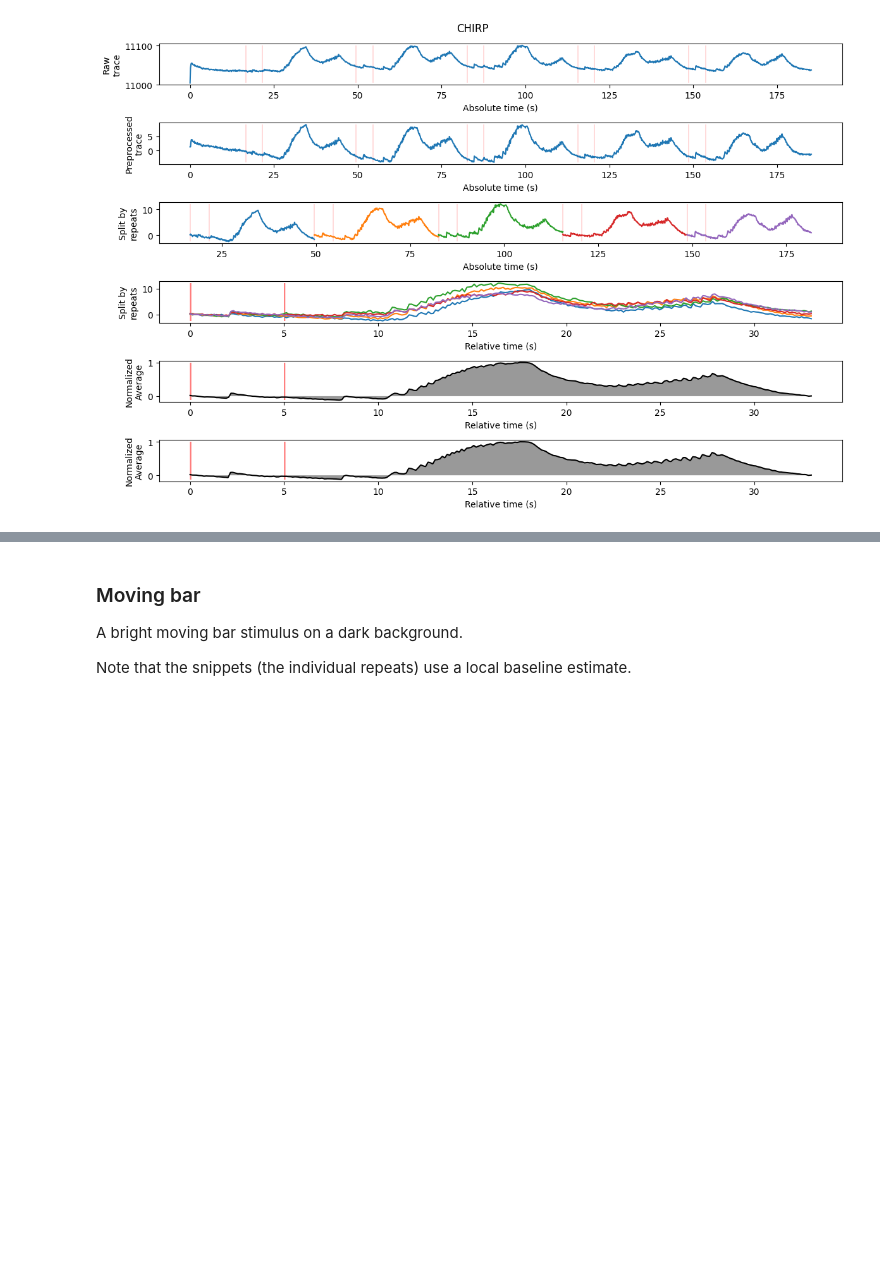
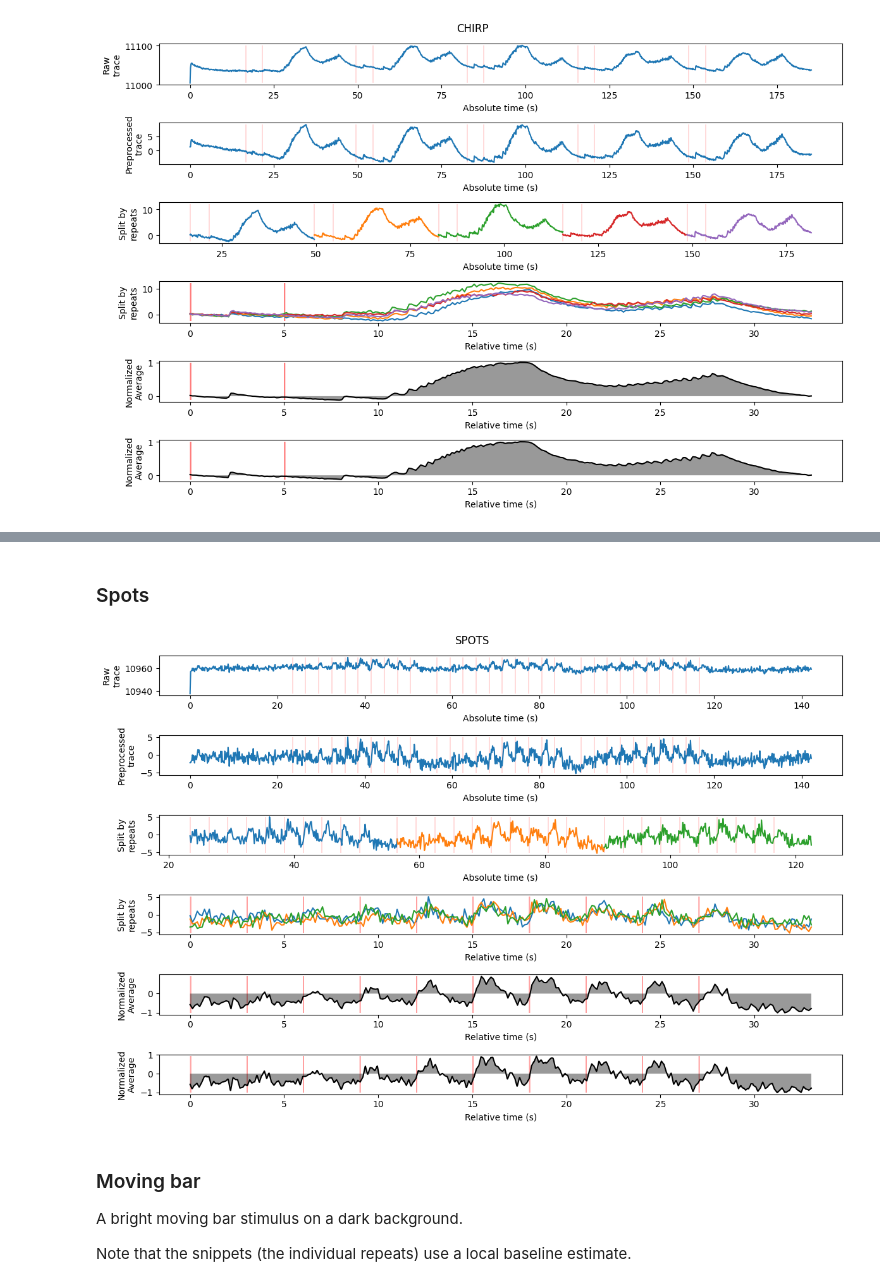
Before and after one commit to eulerlab/all-GCL-manuscript, a Jupyter notebook: notebooks/tutorials/plot_traces_and_triggers.ipynb, the cells around one changed output, grey strips where cells are left out. Drawn from its saved outputs; the diff is of its cells as text; code cells hidden in the pictures; blank space fills up the shorter version.

```diff
--- a/notebooks/tutorials/plot_traces_and_triggers.ipynb
+++ b/notebooks/tutorials/plot_traces_and_triggers.ipynb
@@ -168,3 +175,10 @@ plot_repeated_stim(row, prefix='csl_')
+# %% [markdown]
+### Spots
+# %%
+row = all_gcl_df[(all_gcl_df.spots_qidx>0.6) & all_gcl_df.spots_trace.notnull()].iloc[0]
+plot_repeated_stim(row, prefix='spots_')
+# %% [output]
+[figure, added]
 # %% [markdown]
 ### Moving bar
 
```
Also changed, not shown: parts of 11 cells of this notebook, 2 other files.
